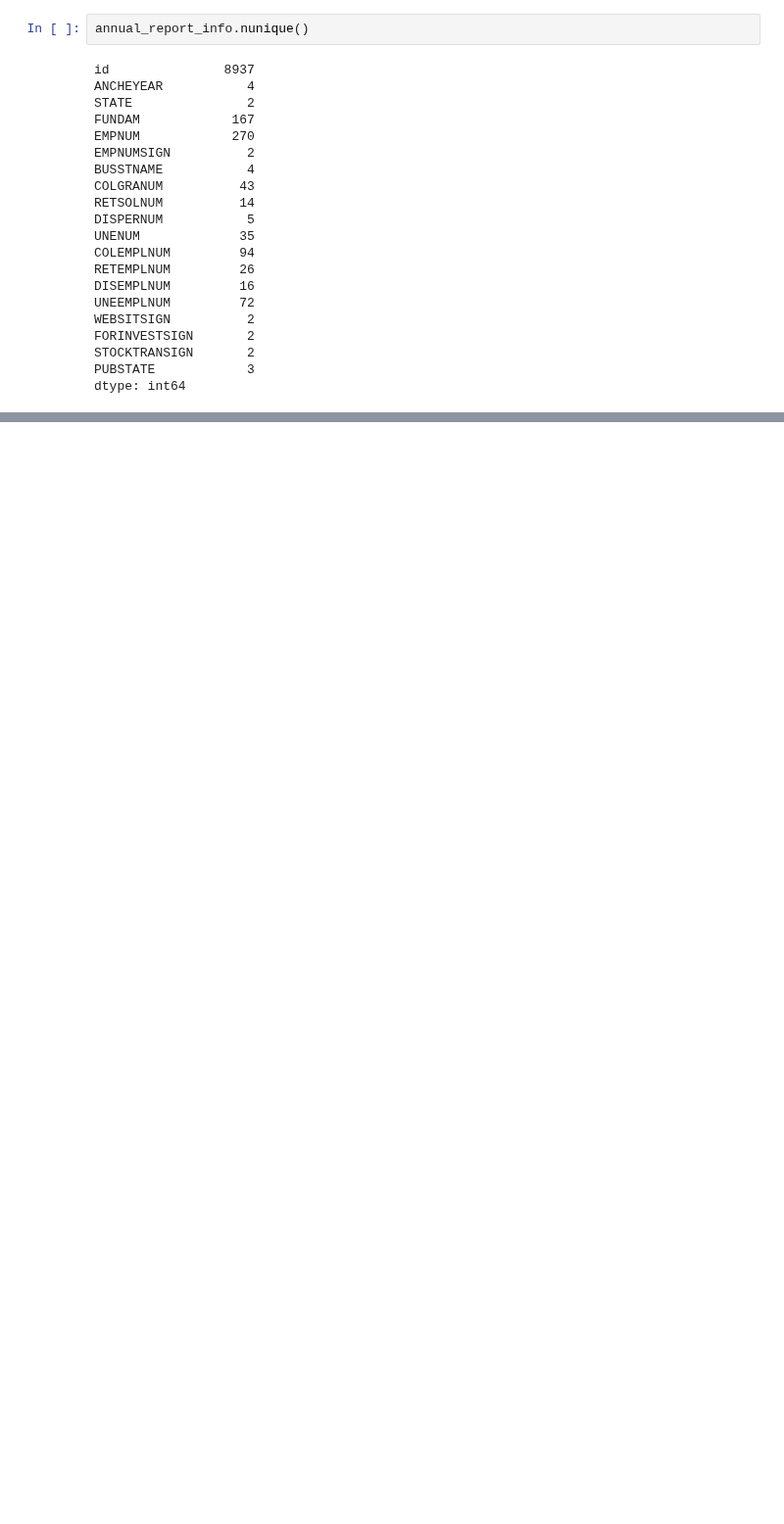
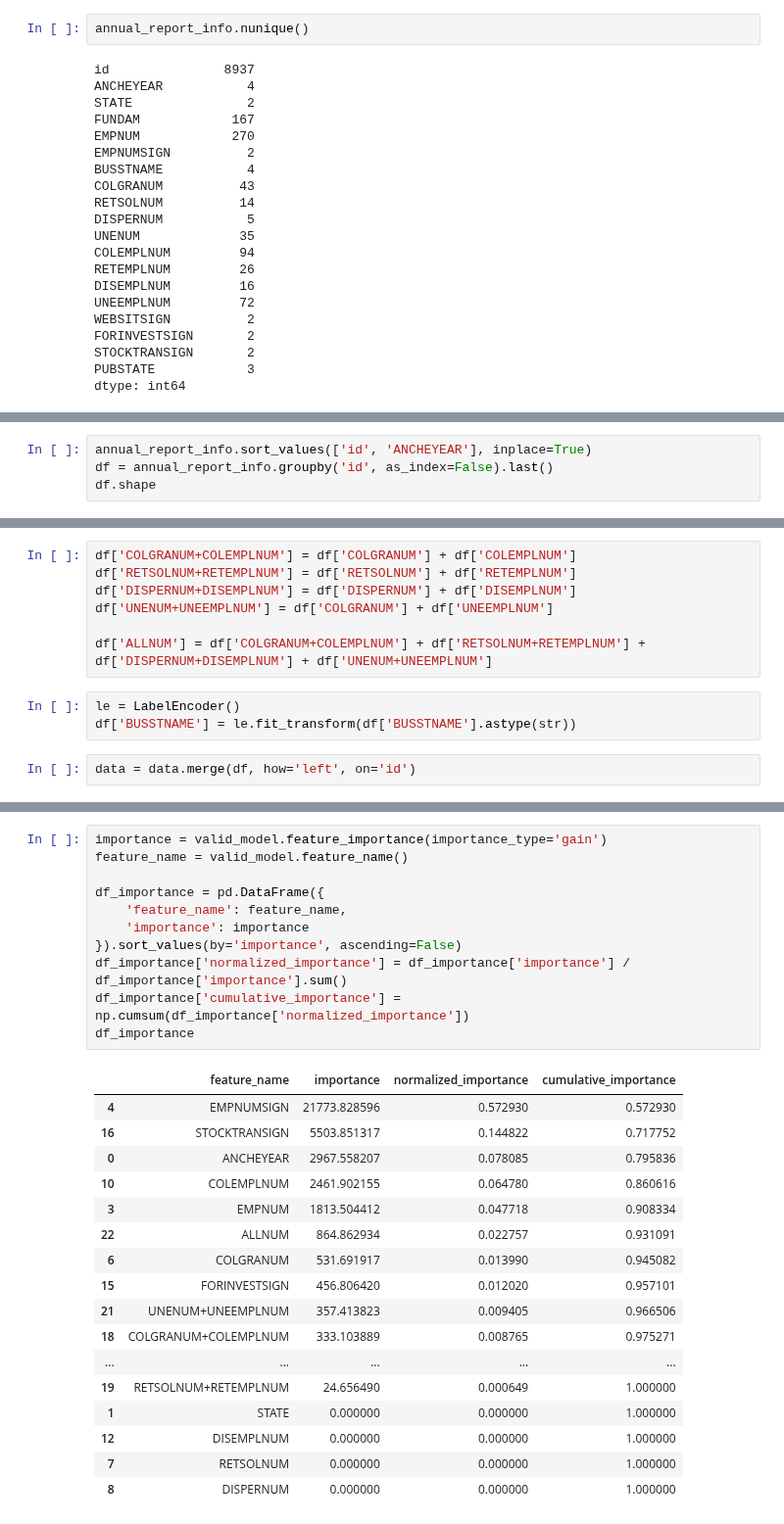
Before and after one commit to michaelzhouy/Competition, a Jupyter notebook: 04-DataFountain/00-CCF/02-企业非法集资风险预测/train/EDA/数据集2：annual_report_info.csv.ipynb, the cells around one changed output, grey strips where cells are left out. Shown at 98% size. Saved outputs shown, nothing was run; the diff lists cells and outputs as text; blank space fills up the shorter version.

```diff
--- a/04-DataFountain/00-CCF/02-企业非法集资风险预测/train/EDA/数据集2：annual_report_info.csv.ipynb
+++ b/04-DataFountain/00-CCF/02-企业非法集资风险预测/train/EDA/数据集2：annual_report_info.csv.ipynb
@@ -121,0 +135,4 @@ dtype: int64
+# %%
+annual_report_info.sort_values(['id', 'ANCHEYEAR'], inplace=True)
+df = annual_report_info.groupby('id', as_index=False).last()
+df.shape
@@ -121,0 +174,12 @@ dtype: int64
+# %%
+df['COLGRANUM+COLEMPLNUM'] = df['COLGRANUM'] + df['COLEMPLNUM']
+df['RETSOLNUM+RETEMPLNUM'] = df['RETSOLNUM'] + df['RETEMPLNUM']
+df['DISPERNUM+DISEMPLNUM'] = df['DISPERNUM'] + df['DISEMPLNUM']
+df['UNENUM+UNEEMPLNUM'] = df['COLGRANUM'] + df['UNEEMPLNUM']
+
+df['ALLNUM'] = df['COLGRANUM+COLEMPLNUM'] + df['RETSOLNUM+RETEMPLNUM'] + df['DISPERNUM+DISEMPLNUM'] + df['UNENUM+UNEEMPLNUM']
+# %%
+le = LabelEncoder()
+df['BUSSTNAME'] = le.fit_transform(df['BUSSTNAME'].astype(str))
+# %%
+data = data.merge(df, how='left', on='id')
@@ -121,0 +247,29 @@ dtype: int64
+# %%
+importance = valid_model.feature_importance(importance_type='gain')
+feature_name = valid_model.feature_name()
+
+df_importance = pd.DataFrame({
+    'feature_name': feature_name,
+    'importance': importance
+}).sort_values(by='importance', ascending=False)
+df_importance['normalized_importance'] = df_importance['importance'] / df_importance['importance'].sum()
+df_importance['cumulative_importance'] = np.cumsum(df_importance['normalized_importance'])
+df_importance
+# %% [output]
+|  | feature_name | importance | normalized_importance | cumulative_importance |
+| 4 | EMPNUMSIGN | 21773.828596 | 0.572930 | 0.572930 |
+| 16 | STOCKTRANSIGN | 5503.851317 | 0.144822 | 0.717752 |
+| 0 | ANCHEYEAR | 2967.558207 | 0.078085 | 0.795836 |
+| 10 | COLEMPLNUM | 2461.902155 | 0.064780 | 0.860616 |
+| 3 | EMPNUM | 1813.504412 | 0.047718 | 0.908334 |
+| 22 | ALLNUM | 864.862934 | 0.022757 | 0.931091 |
+| 6 | COLGRANUM | 531.691917 | 0.013990 | 0.945082 |
+| 15 | FORINVESTSIGN | 456.806420 | 0.012020 | 0.957101 |
+| 21 | UNENUM+UNEEMPLNUM | 357.413823 | 0.009405 | 0.966506 |
+| 18 | COLGRANUM+COLEMPLNUM | 333.103889 | 0.008765 | 0.975271 |
+| ... | ... | ... | ... | ... |
+| 19 | RETSOLNUM+RETEMPLNUM | 24.656490 | 0.000649 | 1.000000 |
+| 1 | STATE | 0.000000 | 0.000000 | 1.000000 |
+| 12 | DISEMPLNUM | 0.000000 | 0.000000 | 1.000000 |
+| 7 | RETSOLNUM | 0.000000 | 0.000000 | 1.000000 |
+| 8 | DISPERNUM | 0.000000 | 0.000000 | 1.000000 |
```
Also changed, not shown: parts of 9 cells of this notebook.
